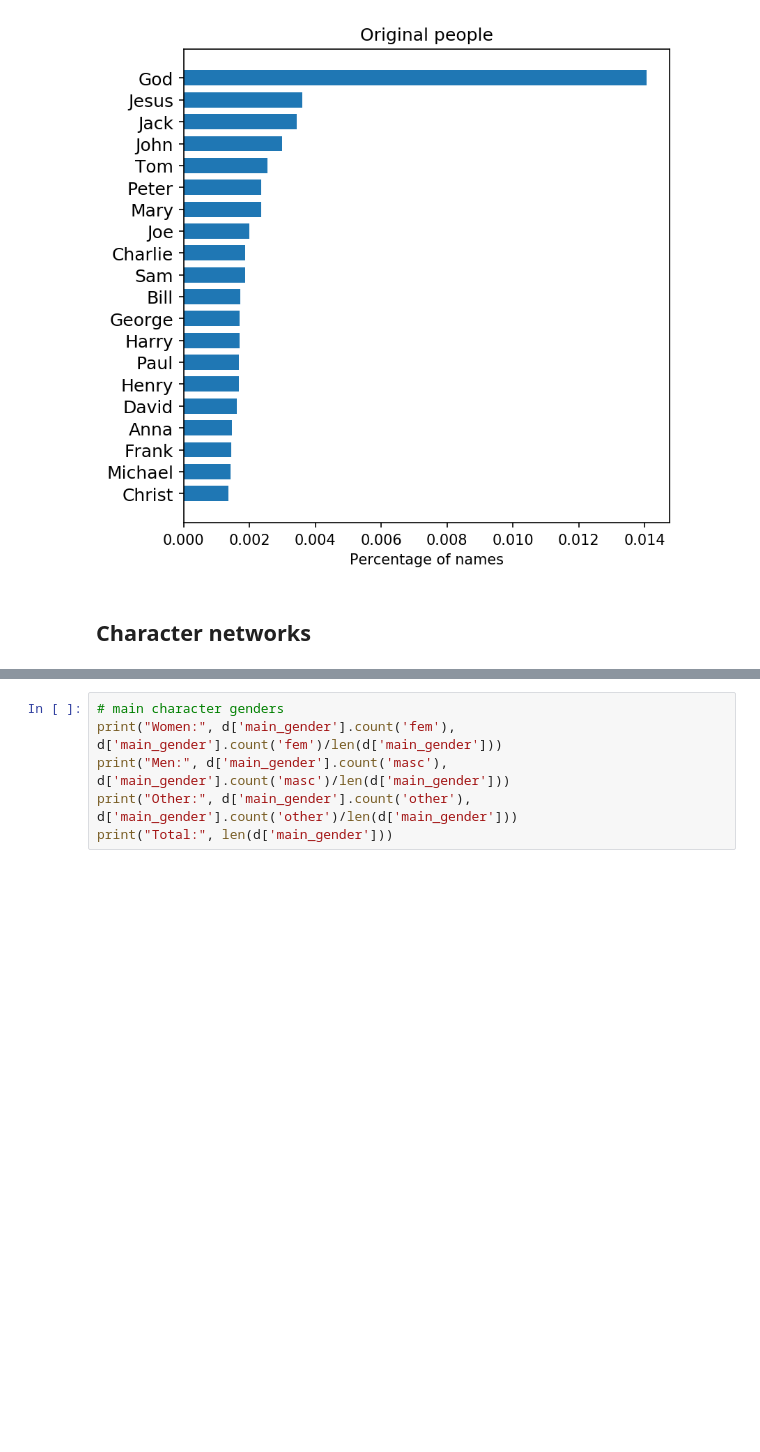
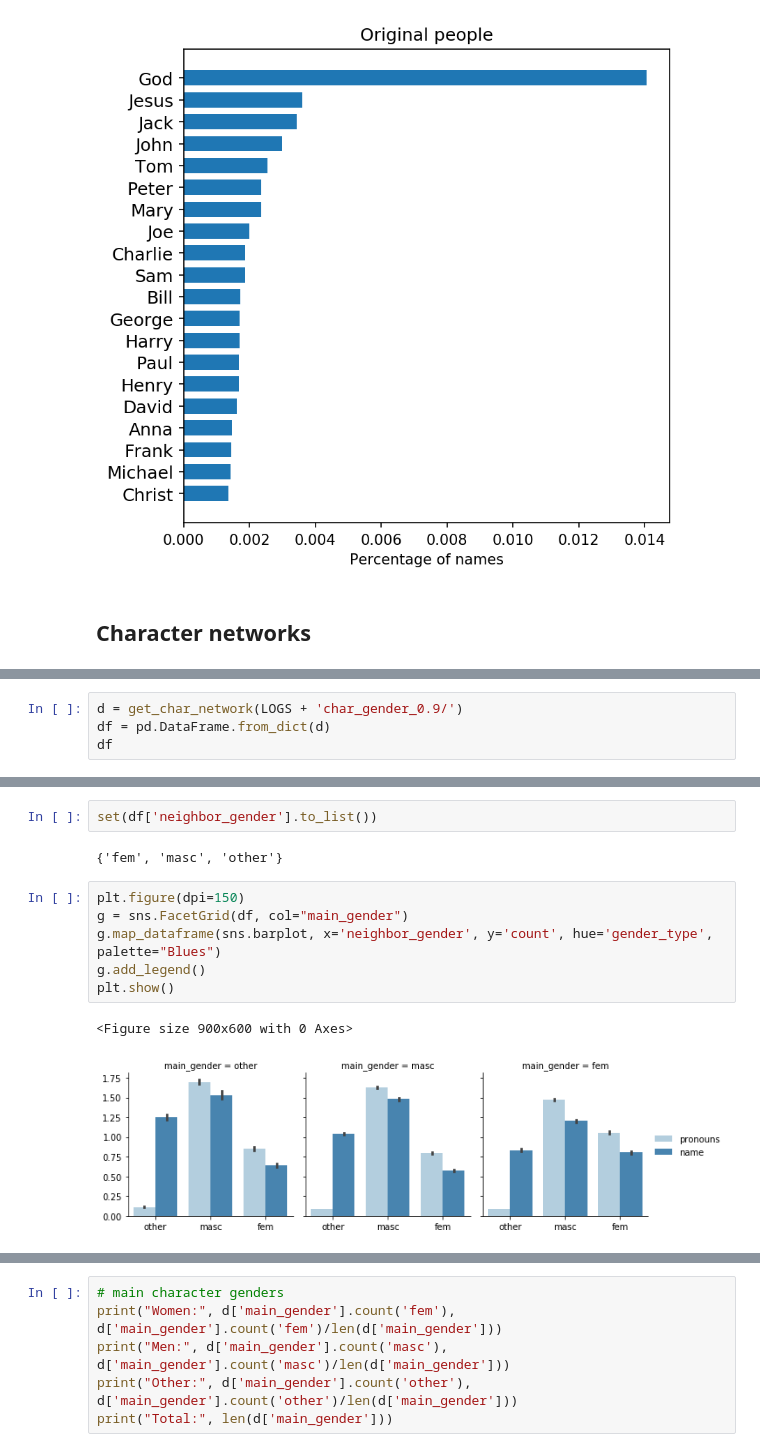
Before and after one commit to lucy3/gpt3_gender, a Jupyter notebook: code/character_viz.ipynb, the cells around one changed output, grey strips where cells are left out. Cells and saved outputs as stored; diff of their text form; blank space fills up the shorter version.

```diff
--- a/code/character_viz.ipynb
+++ b/code/character_viz.ipynb
@@ -125,0 +124,4 @@ plt.show()
+# %%
+d = get_char_network(LOGS + 'char_gender_0.9/')
+df = pd.DataFrame.from_dict(d)
+df
@@ -125,0 +142,13 @@ plt.show()
+# %%
+set(df['neighbor_gender'].to_list())
+# %% [output]
+{'fem', 'masc', 'other'}
+# %%
+plt.figure(dpi=150)
+g = sns.FacetGrid(df, col="main_gender")
+g.map_dataframe(sns.barplot, x='neighbor_gender', y='count', hue='gender_type', palette="Blues")
+g.add_legend()
+plt.show()
+# %% [output]
+<Figure size 900x600 with 0 Axes>
+[figure, added]
```
Also changed, not shown: parts of 7 cells of this notebook, 3 other files.
